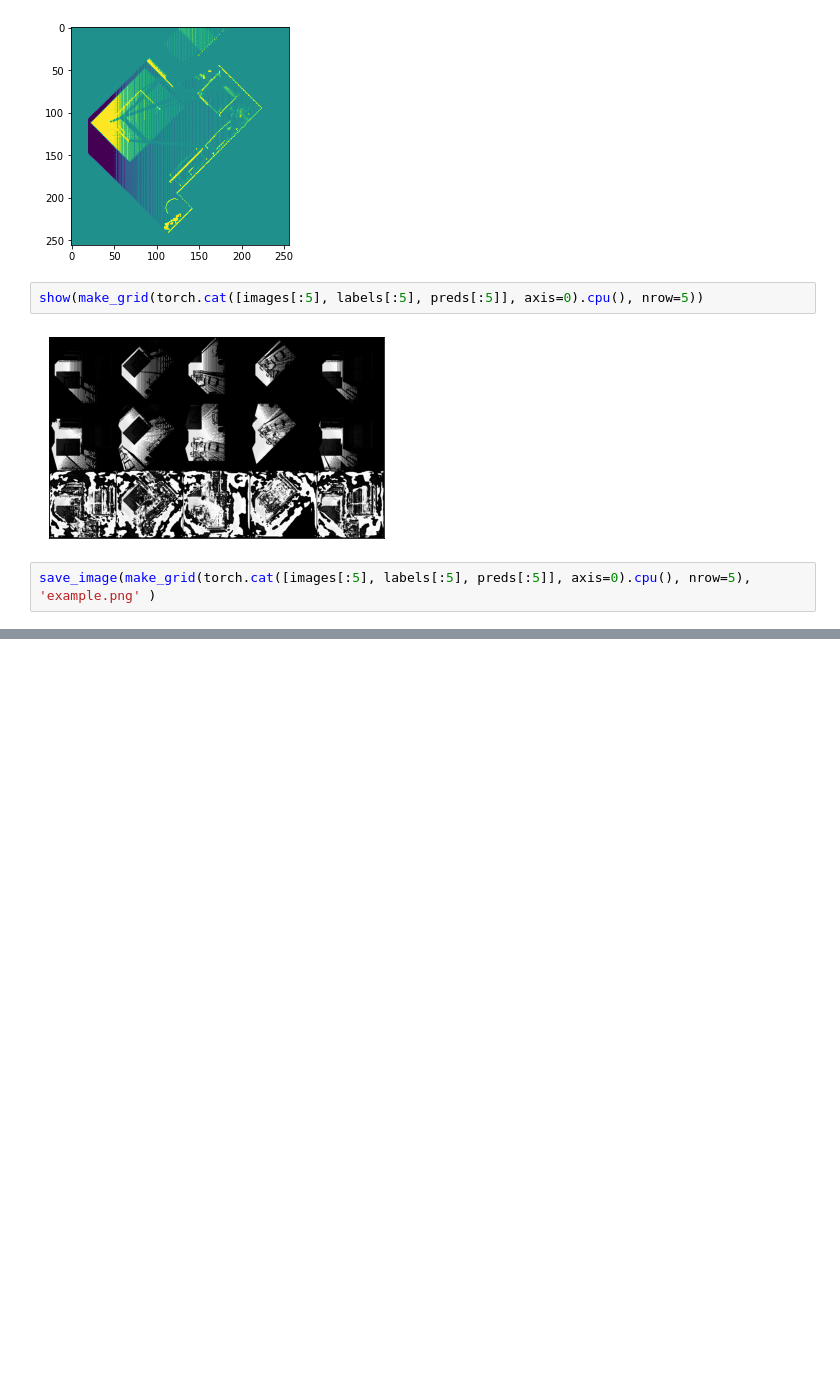
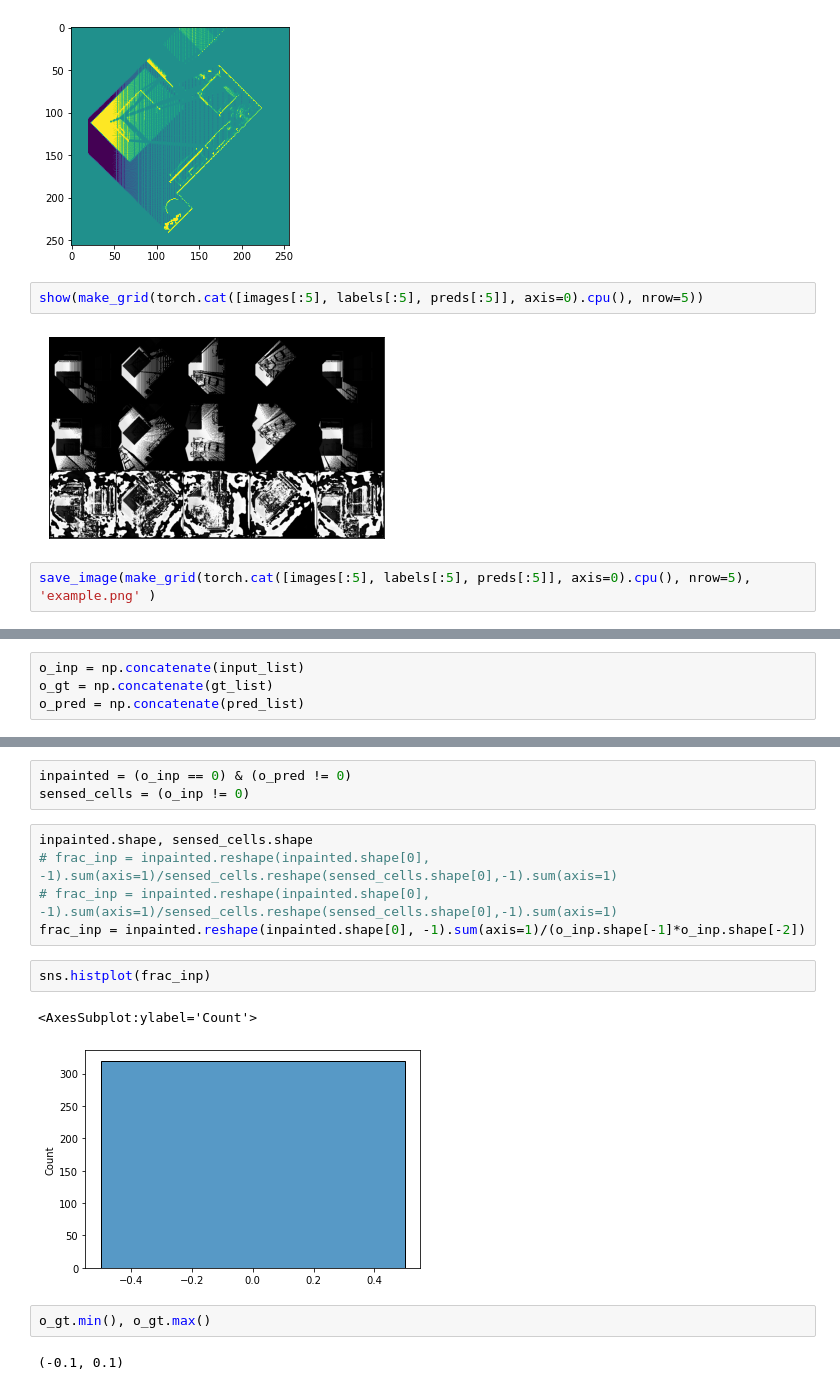
Before and after one commit to VishnuDuttSharma/occupancy_prediction, a Jupyter notebook: model_builder.ipynb, the cells around one changed output, grey strips where cells are left out. Drawn from its saved outputs; the diff is of its cells as text; blank space fills up the shorter version.

```diff
--- a/model_builder.ipynb
+++ b/model_builder.ipynb
@@ -226,0 +321,4 @@ save_image(make_grid(torch.cat([images[:5], labels[:5], preds[:5]], axis=0).cpu(
+# %%
+o_inp = np.concatenate(input_list)
+o_gt = np.concatenate(gt_list)
+o_pred = np.concatenate(pred_list)
@@ -226,0 +329,17 @@ save_image(make_grid(torch.cat([images[:5], labels[:5], preds[:5]], axis=0).cpu(
+# %%
+inpainted = (o_inp == 0) & (o_pred != 0)
+sensed_cells = (o_inp != 0)
+# %%
+inpainted.shape, sensed_cells.shape
+# frac_inp = inpainted.reshape(inpainted.shape[0], -1).sum(axis=1)/sensed_cells.reshape(sensed_cells.shape[0],-1).sum(axis=1)
+# frac_inp = inpainted.reshape(inpainted.shape[0], -1).sum(axis=1)/sensed_cells.reshape(sensed_cells.shape[0],-1).sum(axis=1)
+frac_inp = inpainted.reshape(inpainted.shape[0], -1).sum(axis=1)/(o_inp.shape[-1]*o_inp.shape[-2])
+# %%
+sns.histplot(frac_inp)
+# %% [output]
+<AxesSubplot:ylabel='Count'>
+[figure, added]
+# %%
+o_gt.min(), o_gt.max()
+# %% [output]
+(-0.1, 0.1)
```
Also changed, not shown: parts of 28 cells of this notebook.
